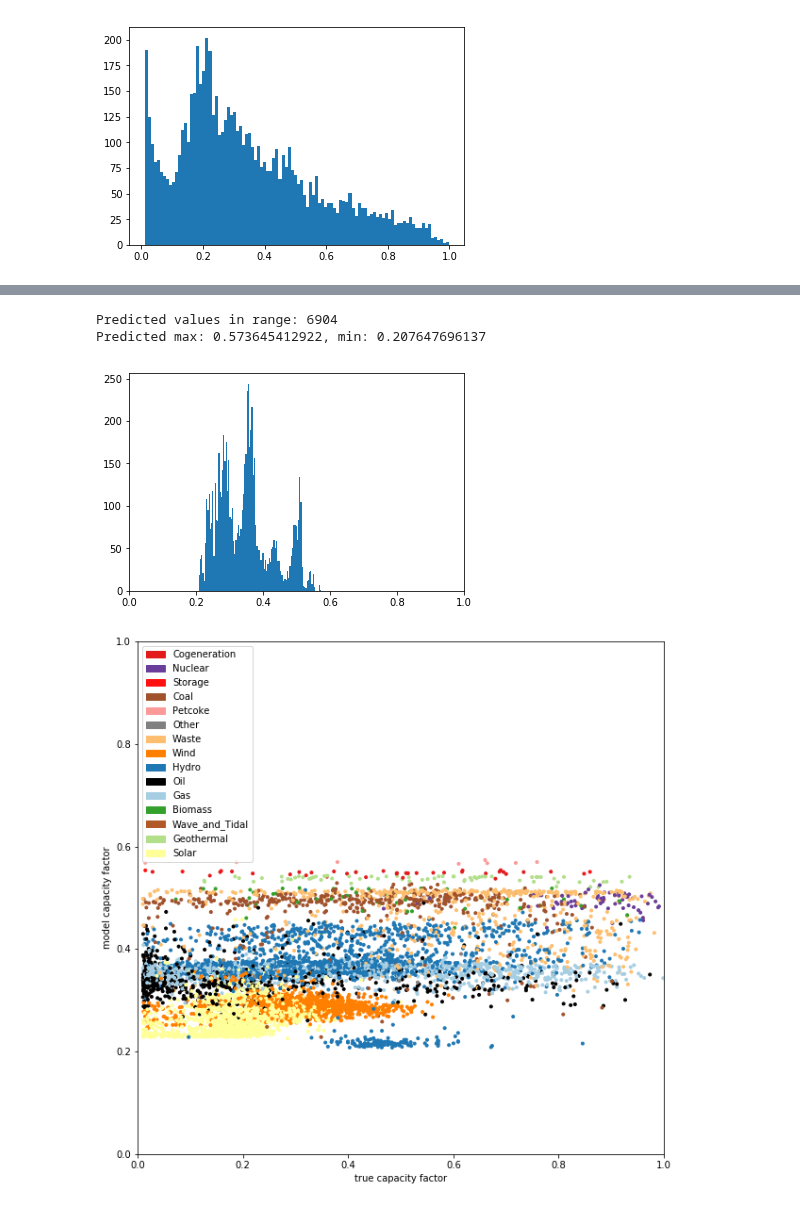
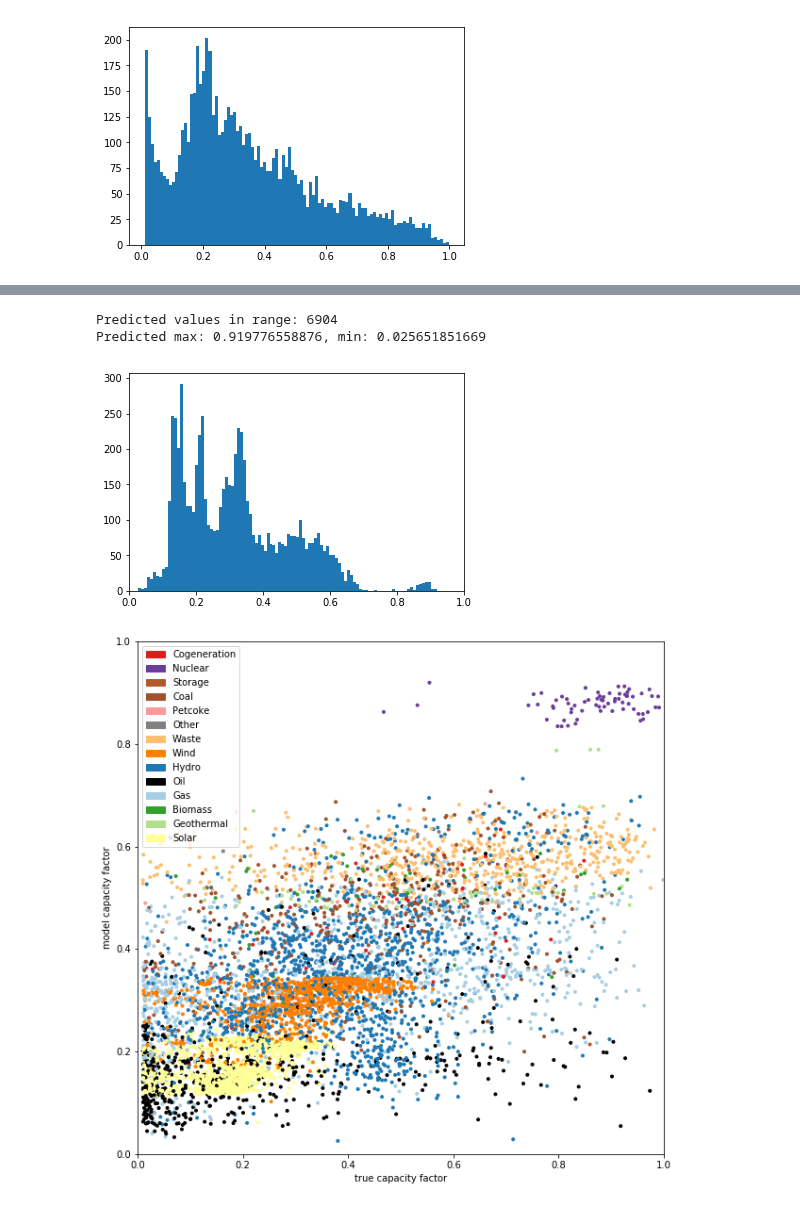
Before and after one commit to wri/global-power-plant-database, a Jupyter notebook: utils/estimate_generation/estimate_generation_v2.ipynb, the cells around one changed output, grey strips where cells are left out. Drawn from its saved outputs; the diff is of its cells as text; code cells hidden in the pictures.

Commit message:
update generation estimation

```diff
--- a/utils/estimate_generation/estimate_generation_v2.ipynb
+++ b/utils/estimate_generation/estimate_generation_v2.ipynb
@@ -83,37 +82,45 @@ estimated_generation_gwh    24633
 dtype: int64
 # %%
 # prepare data for training
-# don't include plants with zero generation (min capacity factor = 0.01)
-# (may simply result from missing data)
+# don't include plants with zero generation (set a minimum capacity factor > 0)
+# (this may simply result from missing data)
 # should address this issue in the future!
 
 MIN_CAPACITY_FACTOR = 0.01
 MAX_CAPACITY_FACTOR = 1.0
 
-# convert string-type columns to categories (assume no NaNs in these columns)
-factorized_countries,country_key = df['country'].astype('category').factorize()
-df['country_factorized'] = factorized_countries
-factorized_fuel1,fuel1_key = df['fuel1'].astype('category').factorize()
-df['fuel1_factorized'] = factorized_fuel1
-
 # create new data frame with relevant predictor variable (X) columns and 2016 generation
 # clean data frame by removing NaNs
-X_columns = ['country_factorized','capacity_mw','latitude','longitude','commissioning_year','fuel1_factorized']
-df_clean = df[X_columns + ['generation_gwh_2016']].dropna(how='any')
+cols_to_include = ['capacity_mw','latitude','longitude','commissioning_year','fuel1','generation_gwh_2016']
+df_clean = df[cols_to_include].dropna(how='any')
 
 # convert 2016 generation into capacity factor and remove rows with erroneous capacity factors
 df_clean['capacity_factor'] = df_clean.apply(lambda row:row['generation_gwh_2016']/(24.0*365.0*0.001*row['capacity_mw']),axis=1)
 df_clean = df_clean[df_clean.capacity_factor >= MIN_CAPACITY_FACTOR]
 df_clean = df_clean[df_clean.capacity_factor <= MAX_CAPACITY_FACTOR]
+y_data_generation = df_clean['generation_gwh_2016'].as_matrix()
+df_clean = df_clean.drop('generation_gwh_2016',axis=1)
+
+# convert fuel1 data (which is categorical) to one-hot encoding
+one_hot = pd.get_dummies(df_clean['fuel1'])
+df_clean = df_clean.join(one_hot)
+df_clean = df_clean.drop('fuel1',axis=1)
 
 # create np arrays from data frame
-X_data = df_clean[X_columns].as_matrix()
-y_column = ['capacity_factor']
-y_data = df_clean[y_column].as_matrix()
+y_data = df_clean['capacity_factor'].as_matrix()
+df_clean = df_clean.drop('capacity_factor',axis=1)
+X_data = df_clean.as_matrix()
+
+# set up fuel name array
+fuel_name_list = list(df_clean)[4:]
 
 # show results
-print(X_data)
-print(y_data)
+print(X_data[0])
+print(y_data[0])
+print(y_data_generation[0])
 print(len(X_data))
 print(len(y_data))
+print(len(y_data_generation))
+
+df_clean.head()
 # %% [output]
@@ -210,7 +226,7 @@ history_object = fit_model(model,WEIGHTS_FILE)
 # reload model with best weights from training
 model = myNet()
 model.load_weights(WEIGHTS_FILE)
-model.compile(loss='mean_squared_error',optimizer='adam',metrics=['mean_absolute_error'])
+model.compile(loss='mean_squared_error',optimizer='rmsprop',metrics=['mean_absolute_error'])
 print("Finished training; model reloaded with optimum weights.")
 # %% [output]
 Train on 5523 samples, validate on 1381 samples
@@ -264,23 +280,23 @@ def prediction_histogram(model):
 predicted_values = prediction_histogram(model)
 # %% [output]
 Predicted values in range: 6904
-Predicted max: 0.573645412922, min: 0.207647696137
+Predicted max: 0.919776558876, min: 0.025651851669
-[figure, old version]
+[figure, new version]
 # %%
 # plot predicted values vs. true values
 
 def plot_predicted(pred_vals):
     label_patches = [mpatches.Patch(color=v,label=k) for k,v in fuel_color.iteritems()]
     fig = plt.figure(figsize=(10,10))
-    colors = [fuel_color[fuel1_key[int(c)]] for c in X_data[:,5]]
+    colors = [fuel_color[fuel_name_list[np.nonzero(onehot)[0][0]]] for onehot in X_data[:,4:]]
     plt.scatter(y_data,pred_vals,marker='.',c=colors)
     plt.xlabel('true capacity factor')
     plt.ylabel('model capacity factor')
     plt.legend(handles=label_patches,loc='upper left')
     plt.xlim([0,1])
     plt.ylim([0,1])
     plt.show()
 
 plot_predicted(predicted_values)
 # %% [output]
-[figure, old version]
+[figure, new version]
```
Also changed, not shown: parts of 16 cells of this notebook, 4 other files.
